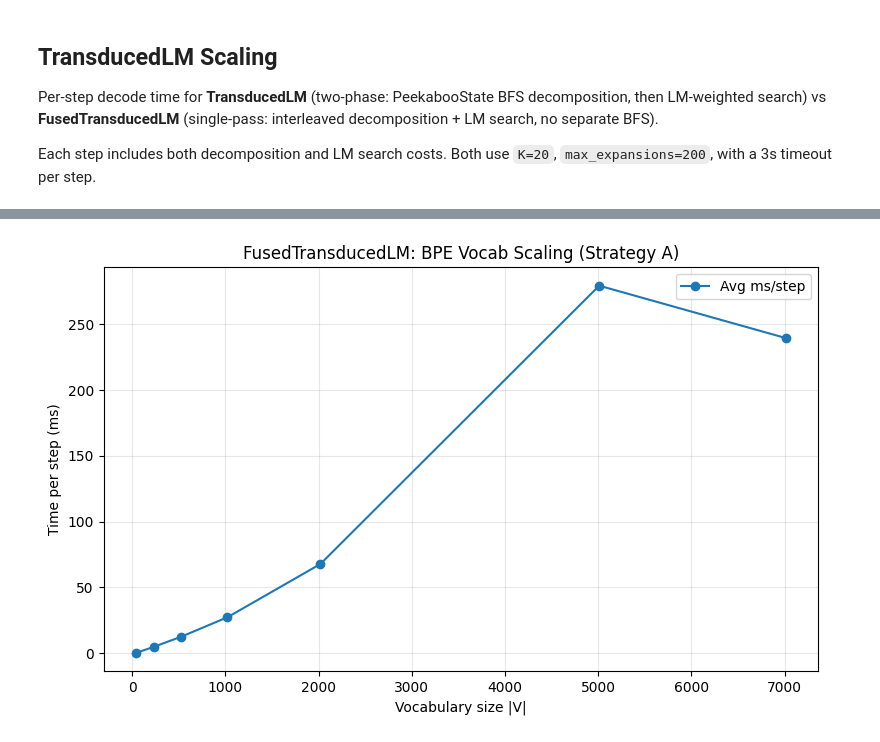
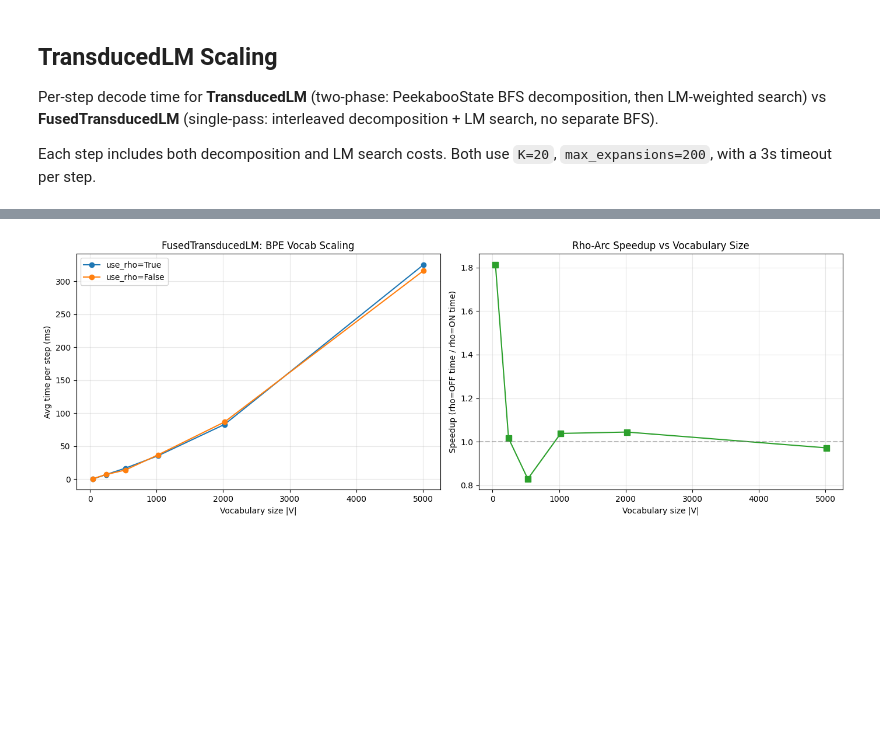
Before and after one commit to timvieira/transduction, a Jupyter notebook: notes/bpe-lm-benchmark.ipynb, the cells around one changed output, grey strips where cells are left out. Cells and saved outputs as stored; diff of their text form; code cells hidden in the pictures; blank space fills up the shorter version.

```diff
--- a/notes/bpe-lm-benchmark.ipynb
+++ b/notes/bpe-lm-benchmark.ipynb
@@ -301,17 +358,36 @@ for vs in VOCAB_SIZES:
 # %%
-# Plot
-fig, ax = plt.subplots(figsize=(8, 5))
-vs_list = [r[0] for r in scale_results]
-avgs = [r[1] for r in scale_results]
-ax.plot(vs_list, avgs, 'o-', label='Avg ms/step', markersize=6)
-ax.set_xlabel('Vocabulary size |V|')
-ax.set_ylabel('Time per step (ms)')
-ax.set_title('FusedTransducedLM: BPE Vocab Scaling (Strategy A)')
-ax.legend()
-ax.grid(True, alpha=0.3)
-#ax.set_xscale('log')
-#ax.set_yscale('log')
+fig, (ax1, ax2) = plt.subplots(1, 2, figsize=(14, 5))
+
+colors = {True: 'C0', False: 'C1'}
+labels = {True: 'use_rho=True', False: 'use_rho=False'}
+
+# Left: avg ms/step vs vocab size
+for use_rho, results in sorted(all_scale_results.items(), reverse=True):
+    vs_list = [r[0] for r in results]
+    avgs = [r[1] for r in results]
+    ax1.plot(vs_list, avgs, 'o-', label=labels[use_rho],
+             color=colors[use_rho], markersize=6)
+ax1.set_xlabel('Vocabulary size |V|')
+ax1.set_ylabel('Avg time per step (ms)')
+ax1.set_title('FusedTransducedLM: BPE Vocab Scaling')
+ax1.legend()
+ax1.grid(True, alpha=0.3)
+
+# Right: speedup ratio (rho=OFF / rho=ON)
+if True in all_scale_results and False in all_scale_results:
+    on_results = {r[0]: r[1] for r in all_scale_results[True]}
+    off_results = {r[0]: r[1] for r in all_scale_results[False]}
+    common_vs = sorted(set(on_results) & set(off_results))
+    speedups = [off_results[v] / on_results[v] for v in common_vs
+                if on_results[v] > 0]
+    ax2.plot(common_vs[:len(speedups)], speedups, 's-', color='C2', markersize=7)
+    ax2.axhline(1.0, color='gray', linestyle='--', alpha=0.5)
+    ax2.set_xlabel('Vocabulary size |V|')
+    ax2.set_ylabel('Speedup (rho=OFF time / rho=ON time)')
+    ax2.set_title('Rho-Arc Speedup vs Vocabulary Size')
+    ax2.grid(True, alpha=0.3)
+
 plt.tight_layout()
 plt.show()
 # %% [output]
-[figure, old version]
+[figure, new version]
```
Also changed, not shown: parts of 5 cells of this notebook, 3 other files.
